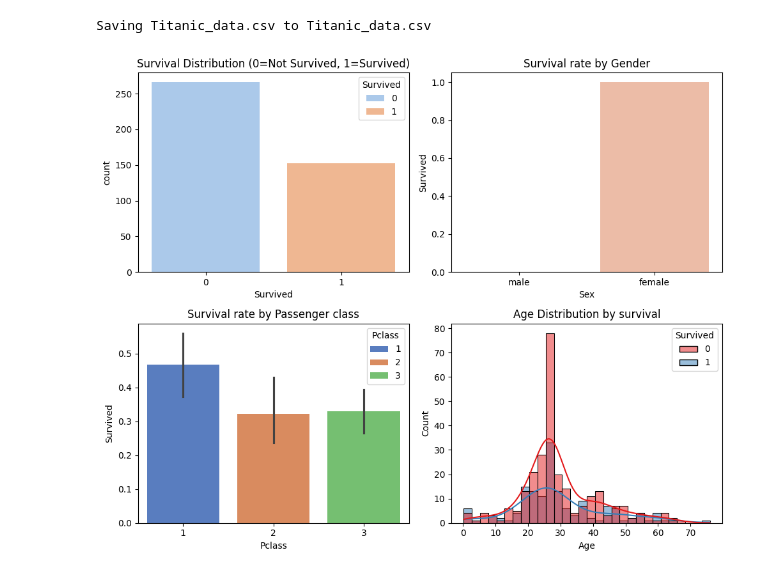
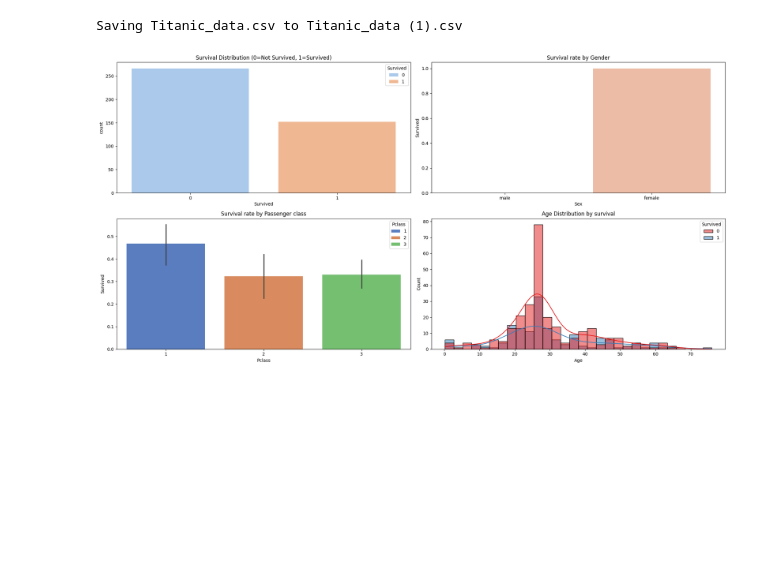
Before and after one commit to KUSHAL-VURITI/SCT_DS_2, a Jupyter notebook: Titanic.ipynb, the cells around one changed output. Cells and saved outputs as stored; diff of their text form; code cells hidden in the pictures; blank space fills up the shorter version.

```diff
--- a/Titanic.ipynb
+++ b/Titanic.ipynb
@@ -4,33 +4,33 @@
 from google.colab import files
 uploaded = files.upload()
 
 import pandas as pd
 import matplotlib.pyplot as plt
 import seaborn as sns
 
 data = pd.read_csv('Titanic_data.csv')
 
 data['Age'] = data['Age'].fillna(data['Age'].median())
 data['Fare'] = data['Fare'].fillna(data['Fare'].median())
 data = data.drop(columns=['Cabin'])
 
-fig, axes = plt.subplots(2, 2, figsize=(10, 5))
+fig, axes = plt.subplots(2, 2, figsize=(20, 10))
 
 sns.countplot(data=data, x='Survived', hue='Survived', palette='pastel', ax=axes[0, 0])
 axes[0, 0].set_title('Survival Distribution (0=Not Survived, 1=Survived)')
 
 sns.barplot(data=data, x='Sex', y='Survived', hue='Sex', palette='coolwarm', ax=axes[0, 1])
 axes[0, 1].set_title('Survival rate by Gender')
 
 sns.barplot(data=data, x='Pclass', y='Survived', hue='Pclass', palette='muted', ax=axes[1, 0])
 axes[1, 0].set_title('Survival rate by Passenger class')
 
 sns.histplot(data=data, x='Age', hue='Survived', kde=True, palette='Set1', bins=30, ax=axes[1, 1])
 axes[1, 1].set_title('Age Distribution by survival')
 
 plt.tight_layout()
 plt.show()
 # %% [output]
 [interactive output not drawn]
-Saving Titanic_data.csv to Titanic_data.csv
+Saving Titanic_data.csv to Titanic_data (1).csv
-[figure, old version]
+[figure, new version]
```
